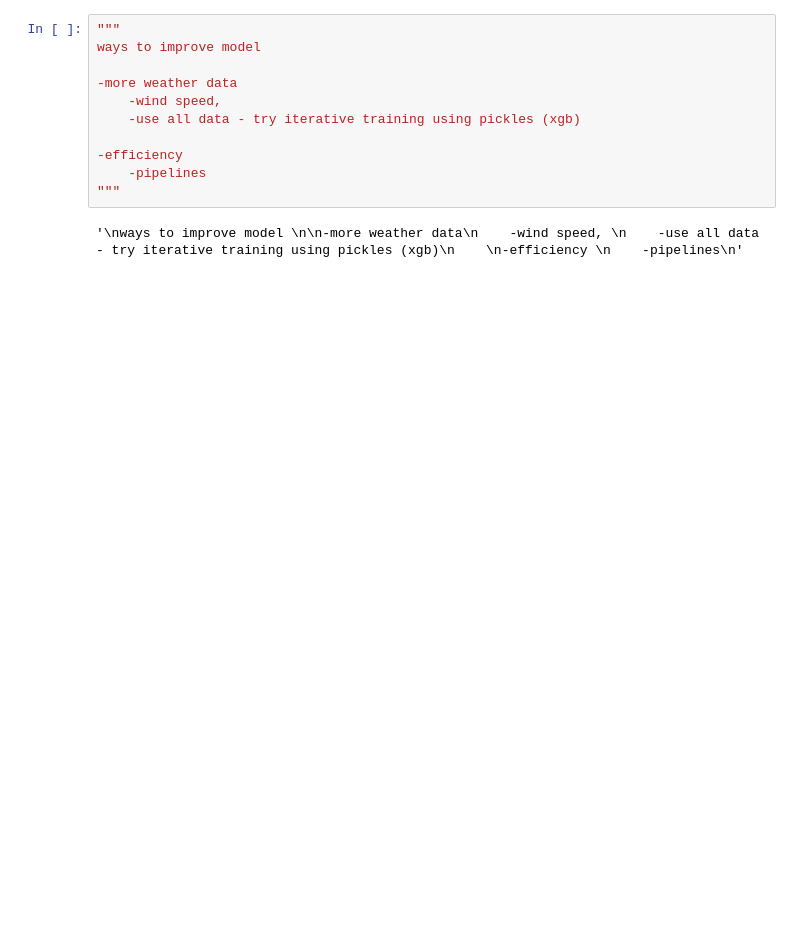
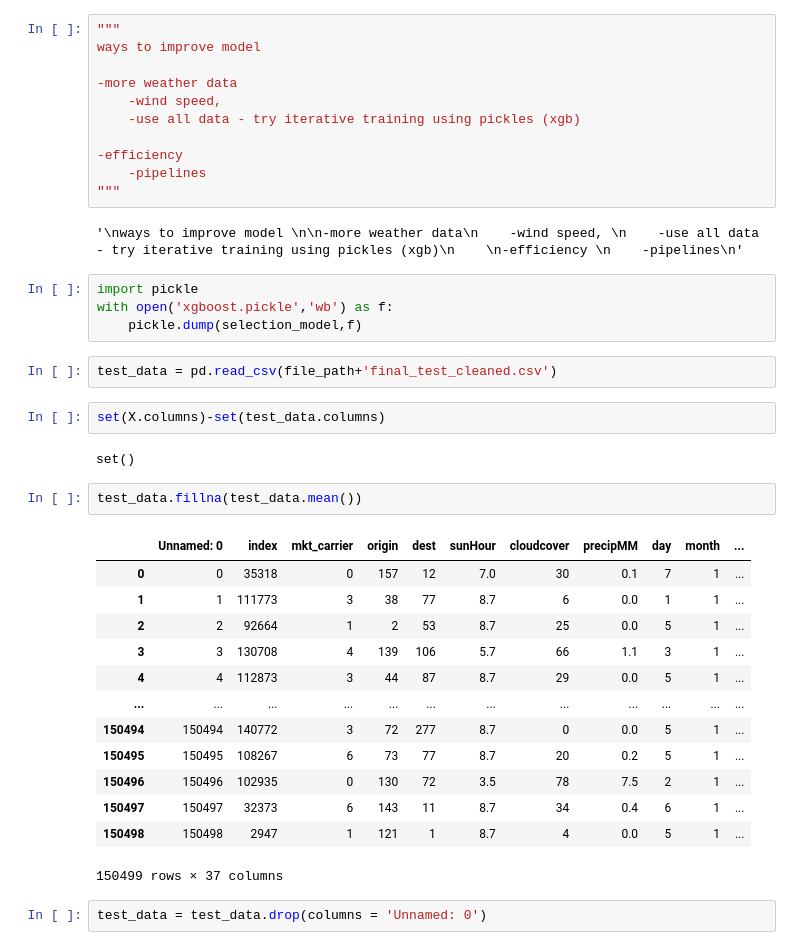
Before and after one commit to RCampbellYYC/lighthouse-mid-term-project, a Jupyter notebook: working-copy-files/tim-working-copies/attempt_4-xgbreg.ipynb, the cells around one changed output. Drawn from its saved outputs; the diff is of its cells as text; blank space fills up the shorter version.

Commit message:
Add files via upload
code for predicting flights_test

```diff
--- a/working-copy-files/tim-working-copies/attempt_4-xgbreg.ipynb
+++ b/working-copy-files/tim-working-copies/attempt_4-xgbreg.ipynb
@@ -465,3 +504,31 @@ ways to improve model
 """
 # %% [output]
 '\nways to improve model \n\n-more weather data\n    -wind speed, \n    -use all data - try iterative training using pickles (xgb)\n    \n-efficiency \n    -pipelines\n'
+# %%
+import pickle
+with open('xgboost.pickle','wb') as f:
+    pickle.dump(selection_model,f)
+# %%
+test_data = pd.read_csv(file_path+'final_test_cleaned.csv')
+# %%
+set(X.columns)-set(test_data.columns)
+# %% [output]
+set()
+# %%
+test_data.fillna(test_data.mean())
+# %% [output]
+|  | Unnamed: 0 | index | mkt_carrier | origin | dest | sunHour | cloudcover | precipMM | day | month | ... |
+| 0 | 0 | 35318 | 0 | 157 | 12 | 7.0 | 30 | 0.1 | 7 | 1 | ... |
+| 1 | 1 | 111773 | 3 | 38 | 77 | 8.7 | 6 | 0.0 | 1 | 1 | ... |
+| 2 | 2 | 92664 | 1 | 2 | 53 | 8.7 | 25 | 0.0 | 5 | 1 | ... |
+| 3 | 3 | 130708 | 4 | 139 | 106 | 5.7 | 66 | 1.1 | 3 | 1 | ... |
+| 4 | 4 | 112873 | 3 | 44 | 87 | 8.7 | 29 | 0.0 | 5 | 1 | ... |
+| ... | ... | ... | ... | ... | ... | ... | ... | ... | ... | ... | ... |
+| 150494 | 150494 | 140772 | 3 | 72 | 277 | 8.7 | 0 | 0.0 | 5 | 1 | ... |
+| 150495 | 150495 | 108267 | 6 | 73 | 77 | 8.7 | 20 | 0.2 | 5 | 1 | ... |
+| 150496 | 150496 | 102935 | 0 | 130 | 72 | 3.5 | 78 | 7.5 | 2 | 1 | ... |
+| 150497 | 150497 | 32373 | 6 | 143 | 11 | 8.7 | 34 | 0.4 | 6 | 1 | ... |
+| 150498 | 150498 | 2947 | 1 | 121 | 1 | 8.7 | 4 | 0.0 | 5 | 1 | ... |
+150499 rows × 37 columns
+# %%
+test_data = test_data.drop(columns = 'Unnamed: 0')
```
Also changed, not shown: parts of 18 cells of this notebook.
